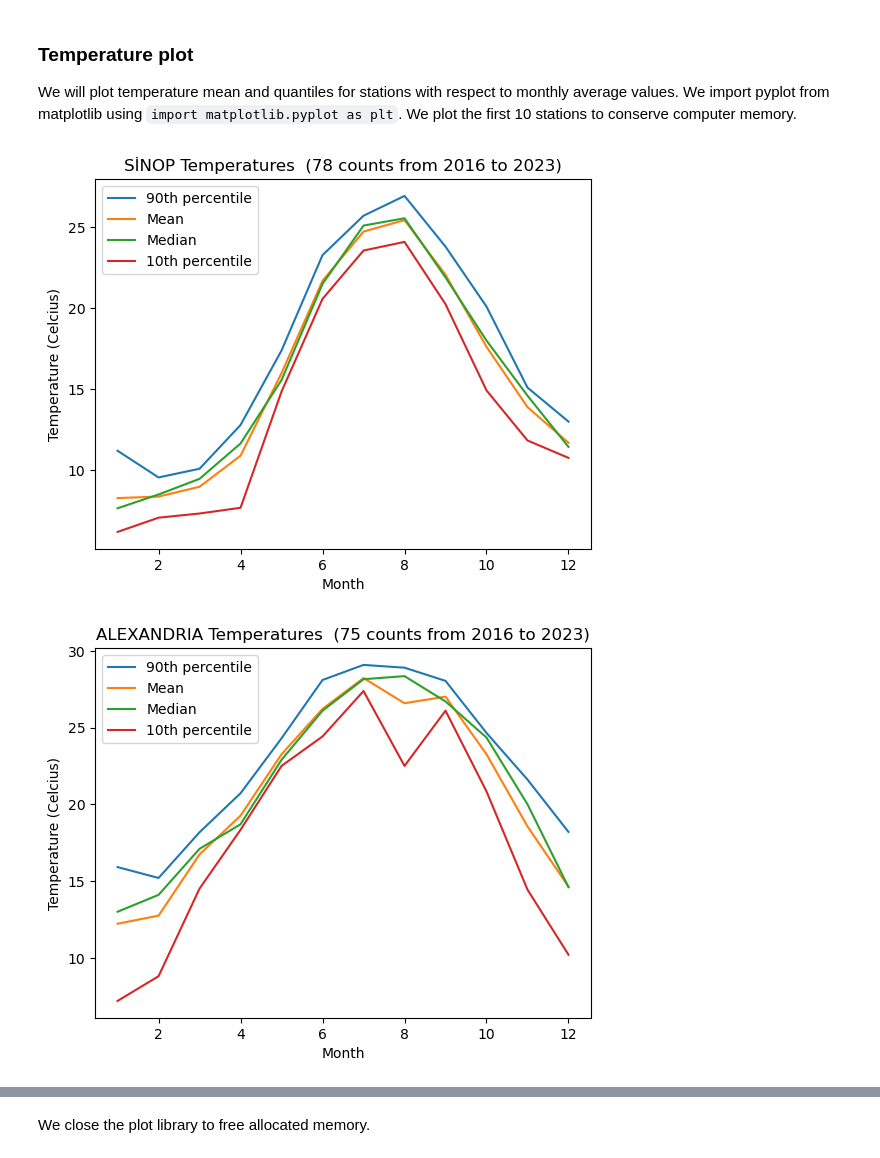
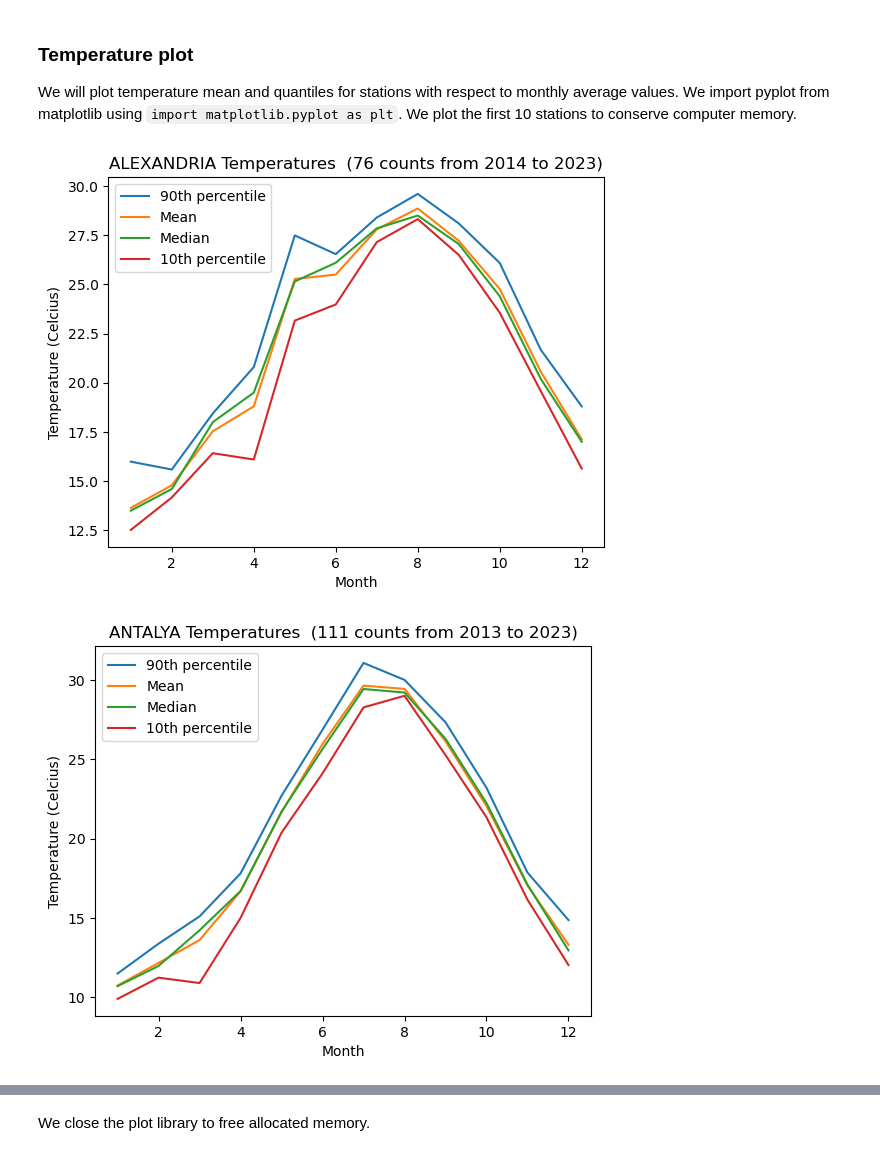
Before and after one commit to gungorgorkemmetu/eastern_mediterranean_climate_data, a Jupyter notebook: MGM_climate_center.ipynb, the cells around one changed output, grey strips where cells are left out. Saved outputs shown, nothing was run; the diff lists cells and outputs as text; code cells hidden in the pictures.

```diff
--- a/MGM_climate_center.ipynb
+++ b/MGM_climate_center.ipynb
@@ -357,28 +348,28 @@ We will plot temperature mean and quantiles for stations with respect to monthly
 # %%
 # Import pyplot from matplot library
 import matplotlib.pyplot as plt
 
 data_counts = data.groupby(["StationName","Temperature"])["Year"].count()
 data_from = data.groupby(["StationName"])["Year"].min()
 data_to = data.groupby(["StationName"])["Year"].max()
 
 # Generate temperature plot charts for stations
-for st in ("SİNOP","ALEXANDRIA"):
+for st in ("ALEXANDRIA","ANTALYA","HERAKLION","SAMSUN"):
     plt.figure()
     plt.xlabel('Month')
     # naming the y axis
     plt.ylabel('Temperature (Celcius)')
     title = st + " " + "Temperatures" + " " + " (" + str(data_counts[st].shape[0]) + " " + "counts from " \
     + str(data_from[st]) + " to " + str(data_to[st]) + ")"
     plt.title(title)
     plt.plot(temp_percentile_ninetieth[st], label="90th percentile")
     plt.plot(temp_mean[st], label="Mean")
     plt.plot(temp_median[st], label="Median")
     plt.plot(temp_percentile_tenth[st], label="10th percentile")
     plt.legend(loc="upper left")
 
 # Print flow charts for each station
 plt.show()
 # %% [output]
-[figure, old version]
+[figure, new version]
-[figure, old version]
+[figure, new version]
```
Also changed, not shown: parts of 18 cells of this notebook, 4 other files.
